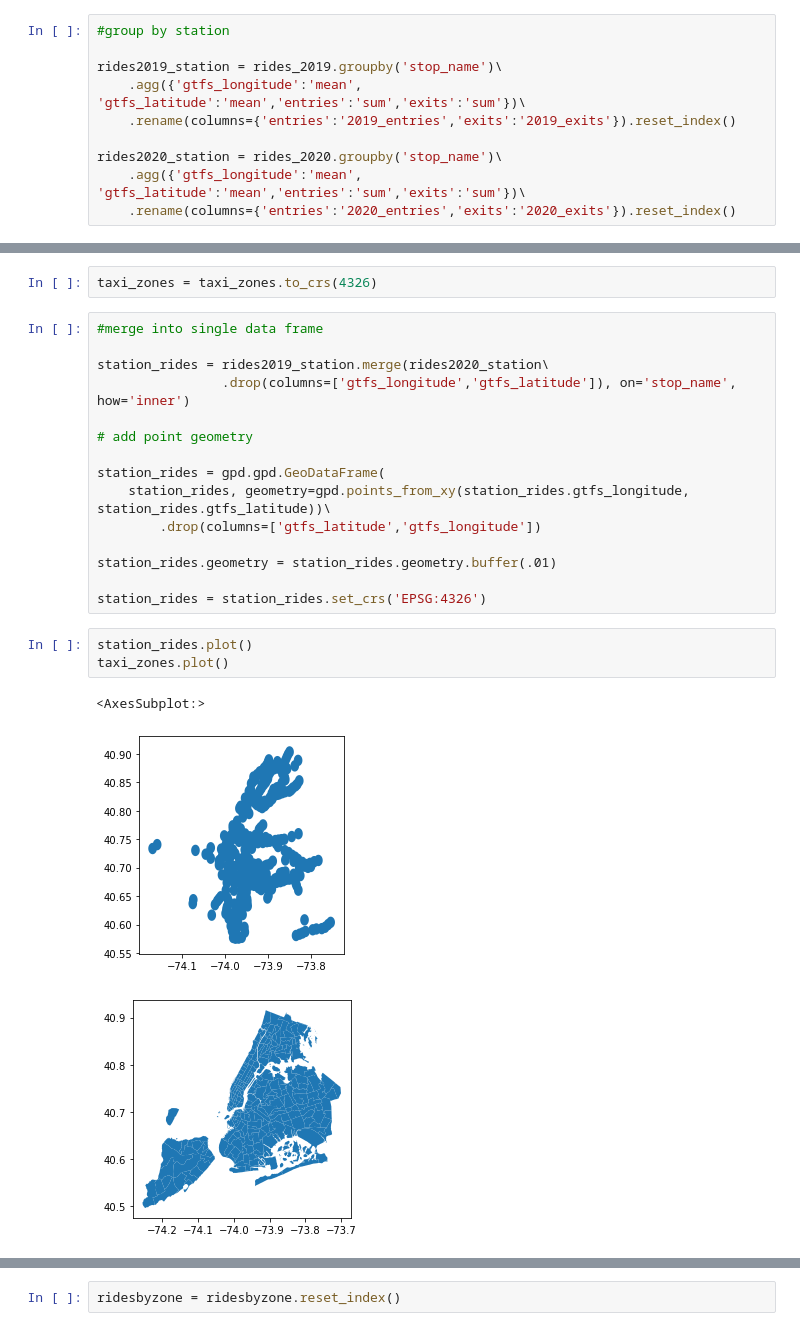
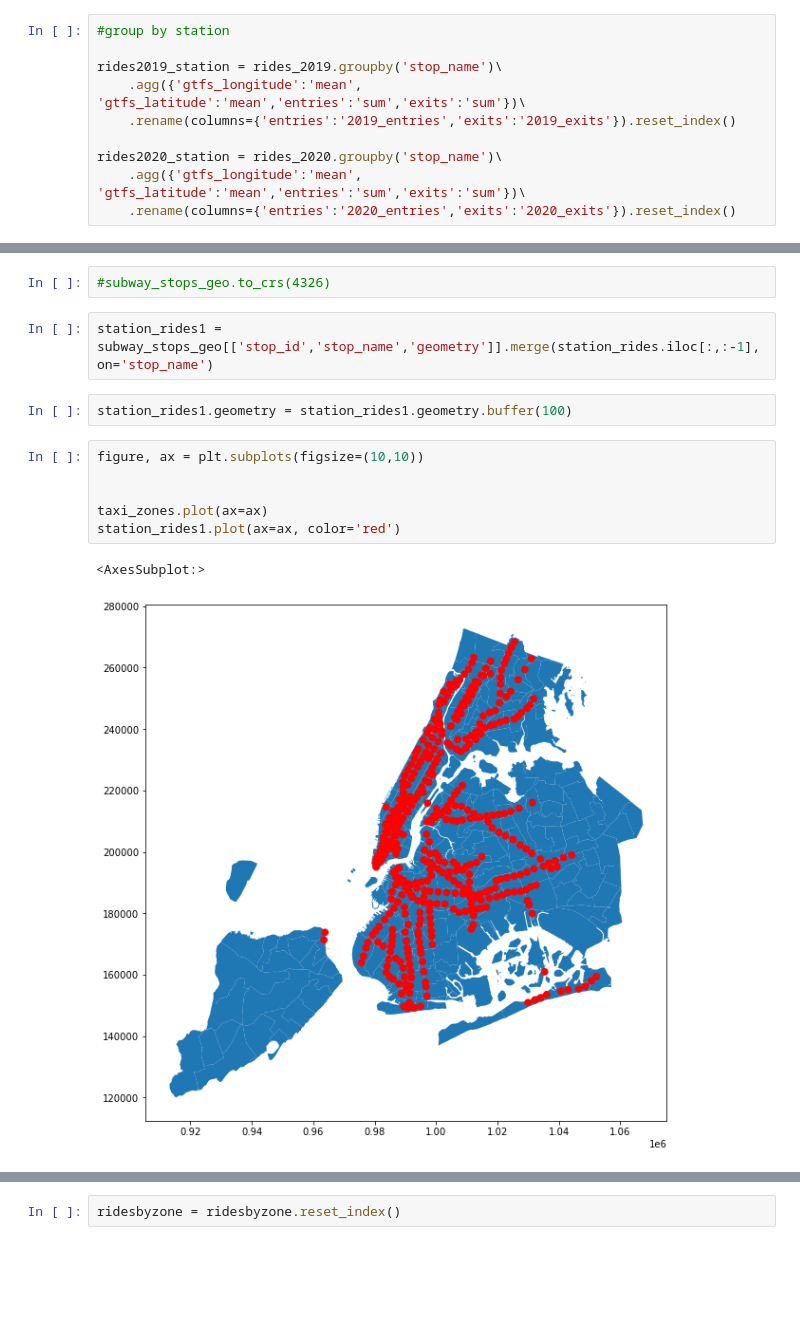
Before and after one commit to JeremyR327/EssentialWorkerRides_ML_Model, a Jupyter notebook: MLC_project_subway_spatial.ipynb, the cells around one changed output, grey strips where cells are left out. Drawn from its saved outputs; the diff is of its cells as text; blank space fills up the shorter version.

```diff
--- a/MLC_project_subway_spatial.ipynb
+++ b/MLC_project_subway_spatial.ipynb
@@ -51,25 +77,16 @@ taxi_zones[['LocationID','borough','geometry']]
 # %%
-taxi_zones = taxi_zones.to_crs(4326)
+#subway_stops_geo.to_crs(4326)
-# %%
-#merge into single data frame
-
-station_rides = rides2019_station.merge(rides2020_station\
-                .drop(columns=['gtfs_longitude','gtfs_latitude']), on='stop_name', how='inner')
-
-# add point geometry
-
-station_rides = gpd.gpd.GeoDataFrame(
-    station_rides, geometry=gpd.points_from_xy(station_rides.gtfs_longitude, station_rides.gtfs_latitude))\
-        .drop(columns=['gtfs_latitude','gtfs_longitude'])
-
-station_rides.geometry = station_rides.geometry.buffer(.01)
-
-station_rides = station_rides.set_crs('EPSG:4326')
-# %%
-station_rides.plot()
-taxi_zones.plot()
-# %% [output]
-<AxesSubplot:>
-[figure, removed]
-[figure, removed]
+# %%
+station_rides1 = subway_stops_geo[['stop_id','stop_name','geometry']].merge(station_rides.iloc[:,:-1], on='stop_name')
+# %%
+station_rides1.geometry = station_rides1.geometry.buffer(100)
+# %%
+figure, ax = plt.subplots(figsize=(10,10))
+
+
+taxi_zones.plot(ax=ax)
+station_rides1.plot(ax=ax, color='red')
+# %% [output]
+<AxesSubplot:>
+[figure, added]
 # %%
```
Also changed, not shown: parts of 16 cells of this notebook.
